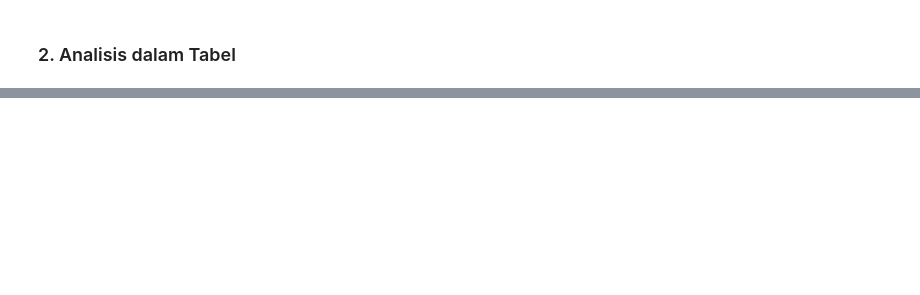
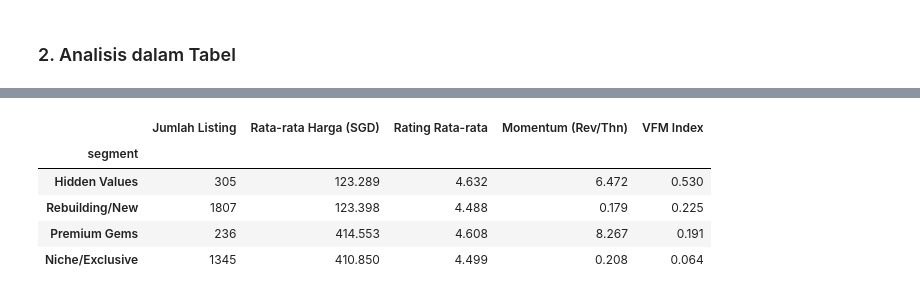
Before and after one commit to gacoanphilia/redo-tsdw, a Jupyter notebook: notebooks/final_project.ipynb, the cells around one changed output, grey strips where cells are left out. Drawn from its saved outputs; the diff is of its cells as text; code cells hidden in the pictures; blank space fills up the shorter version.

```diff
--- a/notebooks/final_project.ipynb
+++ b/notebooks/final_project.ipynb
@@ -785,0 +738,31 @@ Tabel 2: Dampak Event Temporal (Cleaned)
+# %%
+rev_agg = reviews_gz.groupby('listing_id')['review_length'].mean().reset_index()
+df_vfm = listings_gz.merge(rev_agg, left_on='id', right_on='listing_id', how='left')
+df_vfm['review_length'] = df_vfm['review_length'].fillna(0)
+
+df_vfm['norm_rating'] = df_vfm['review_scores_rating'].fillna(0) / 5.0
+df_vfm['norm_length'] = (df_vfm['review_length'] - df_vfm['review_length'].min()) / \
+                        (df_vfm['review_length'].max() - df_vfm['review_length'].min() + 1e-9)
+df_vfm['norm_price'] = (df_vfm['price_cleaned'] - df_vfm['price_cleaned'].min()) / \
+                       (df_vfm['price_cleaned'].max() - df_vfm['price_cleaned'].min() + 1e-9)
+
+df_vfm['vfm_index'] = (df_vfm['norm_rating'] * df_vfm['norm_length']) / (df_vfm['norm_price'] + 0.1)
+df_vfm['review_velocity'] = df_vfm['number_of_reviews'] / (df_vfm['host_seniority_years'] + 1)
+
+table1 = df_vfm.groupby('segment').agg(
+    listing_count=('id', 'count'),
+    avg_price=('price_cleaned', 'mean'),
+    avg_rating=('review_scores_rating', 'mean'),
+    avg_velocity=('review_velocity', 'mean'),
+    avg_vfm_index=('vfm_index', 'mean')
+).round(3).sort_values(by='avg_vfm_index', ascending=False)
+
+table1.columns = ['Jumlah Listing', 'Rata-rata Harga (SGD)', 'Rating Rata-rata', 'Momentum (Rev/Thn)', 'VFM Index']
+display(table1)
+# %% [output]
+|  | Jumlah Listing | Rata-rata Harga (SGD) | Rating Rata-rata | Momentum (Rev/Thn) | VFM Index |
+| segment |  |  |  |  |  |
+| Hidden Values | 305 | 123.289 | 4.632 | 6.472 | 0.530 |
+| Rebuilding/New | 1807 | 123.398 | 4.488 | 0.179 | 0.225 |
+| Premium Gems | 236 | 414.553 | 4.608 | 8.267 | 0.191 |
+| Niche/Exclusive | 1345 | 410.850 | 4.499 | 0.208 | 0.064 |
```
Also changed, not shown: parts of 16 cells of this notebook, 2 other files.
